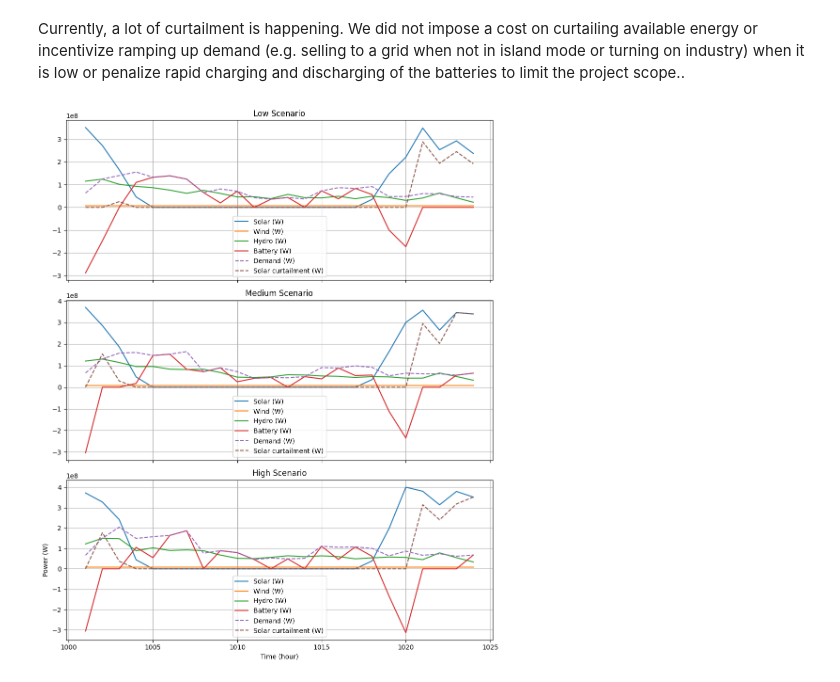
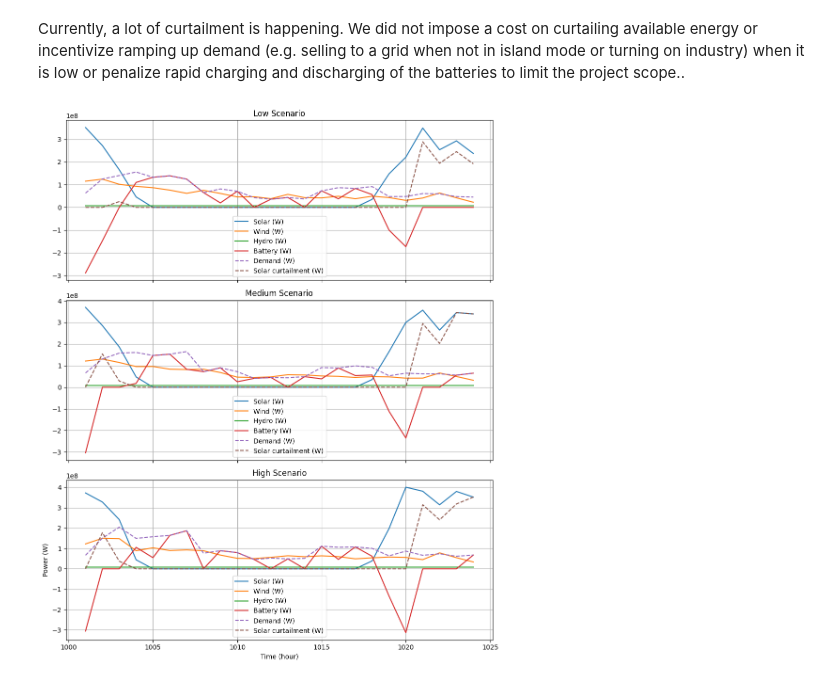
Before and after one commit to myliusen/TIO4855, a Jupyter notebook: stochastic_model.ipynb, the cells around one changed output. Drawn from its saved outputs; the diff is of its cells as text; code cells hidden in the pictures.

```diff
--- a/stochastic_model.ipynb
+++ b/stochastic_model.ipynb
@@ -444,33 +439,33 @@ week_1 = T[1000:1024]
 
 fig, axes = plt.subplots(nrows=3, ncols=1, figsize=(10,12), sharex=True)
 scenario_labels = {1: "Low", 2: "Medium", 3: "High"}
 
 for idx, omega in enumerate(scenarios):
     ax = axes[idx]
     ax.set_title(f"{scenario_labels[omega]} Scenario")
 
     # Plot solar, wind, hydro, battery, demand for the scenario
     solar = [x_s.X * scenarios_S[omega][t] for t in week_1]
-    wind  = [x_h.X * H[t] for t in week_1]
-    hydro = [x_w.X * scenarios_W[omega][t] for t in week_1]
+    wind  = [x_w.X * scenarios_W[omega][t] for t in week_1]
+    hydro = [x_h.X * H[t] for t in week_1]
     batt  = [E_ESS[t, omega].X * 1000 for t in week_1]
     dem   = [scenarios_Q[omega][t] for t in week_1]
     cur_s = [curt_s[t, omega].X for t in week_1]
 
     ax.plot(week_1, solar, label="Solar (W)")
     ax.plot(week_1, wind,  label="Wind (W)")
     ax.plot(week_1, hydro, label="Hydro (W)")
     ax.plot(week_1, batt,  label="Battery (W)")
     ax.plot(week_1, dem,   label="Demand (W)", linestyle="--")
     ax.plot(week_1, cur_s,   label="Solar curtailment (W)", linestyle="--")
 
 
     ax.legend()
     ax.grid(True)
 
 plt.xlabel("Time (hour)")
 plt.ylabel("Power (W)")
 plt.tight_layout()
 plt.show()
 # %% [output]
-[figure, old version]
+[figure, new version]
```
Also changed, not shown: parts of 2 cells of this notebook.
